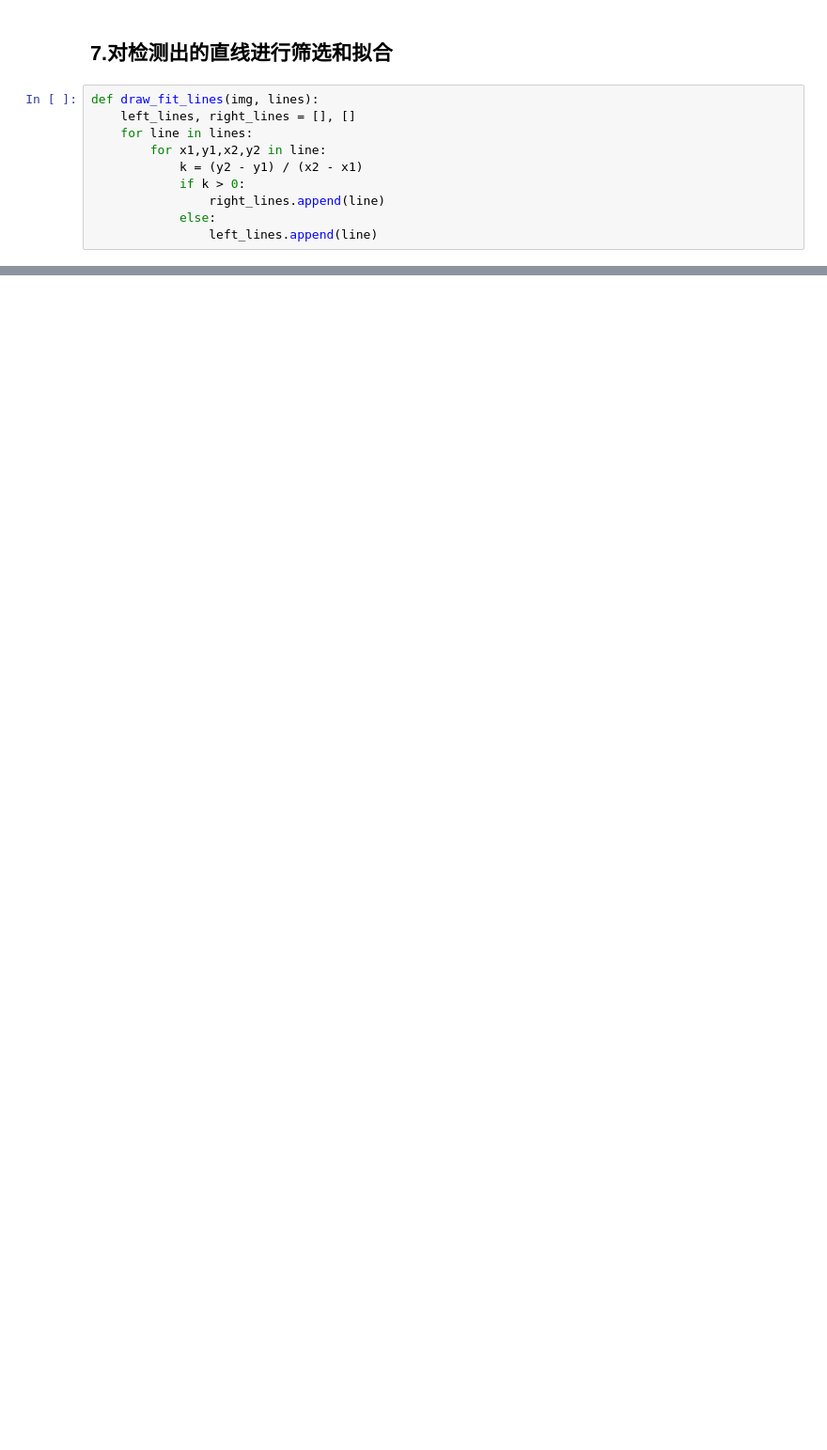
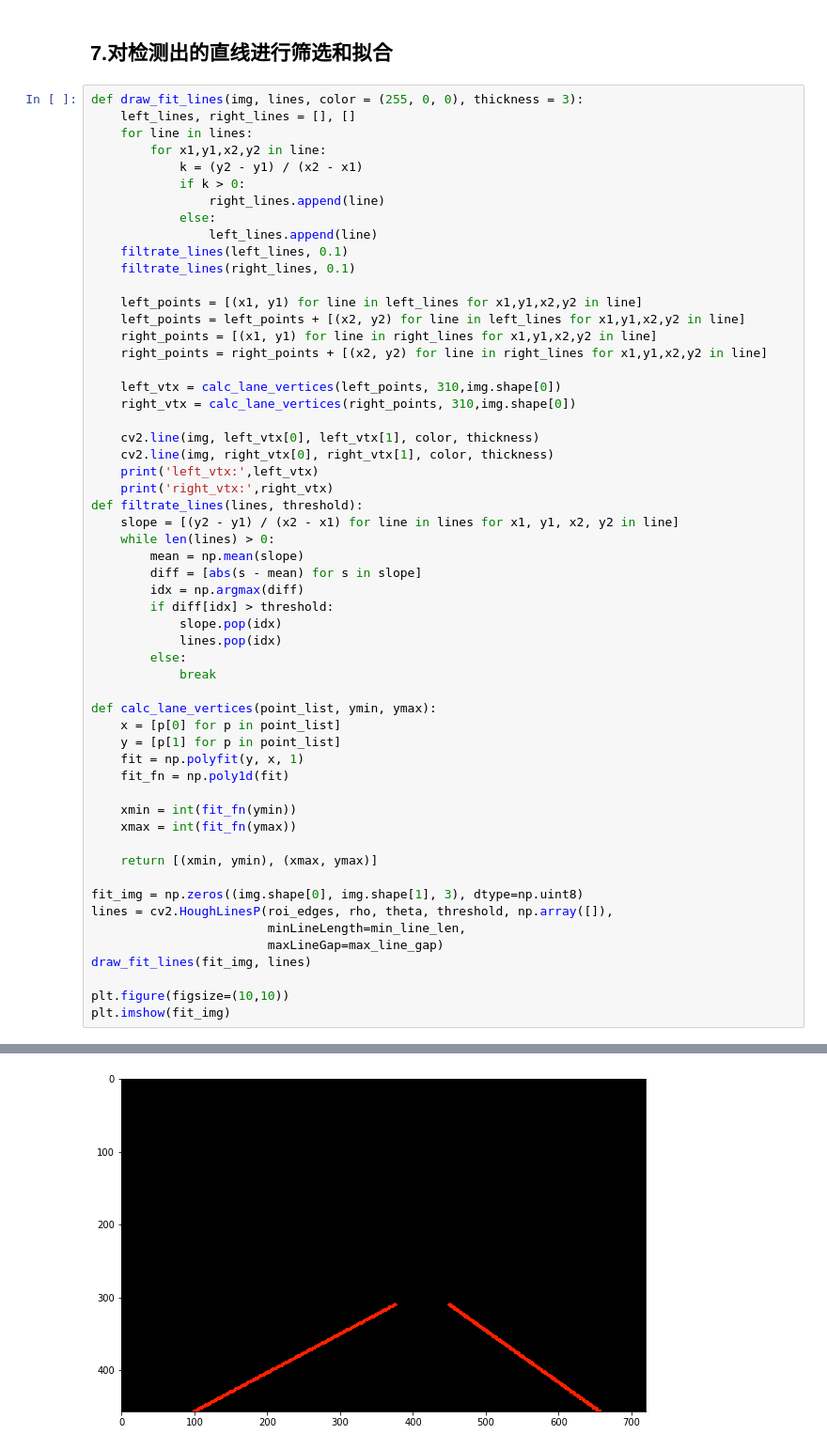
Before and after one commit to hume2011/lane-detection, a Jupyter notebook: lane-detection.ipynb, the cells around one changed output, grey strips where cells are left out. Shown at 94% size. Saved outputs shown, nothing was run; the diff lists cells and outputs as text; blank space fills up the shorter version.

Commit message:
lane-detection.ipynb
fully complete version

```diff
--- a/lane-detection.ipynb
+++ b/lane-detection.ipynb
@@ -117,12 +117,59 @@ plt.imshow(line_img)
 # %% [markdown]
 ## 7.对检测出的直线进行筛选和拟合
-# %%
-def draw_fit_lines(img, lines):
-    left_lines, right_lines = [], []
-    for line in lines:
-        for x1,y1,x2,y2 in line:
-            k = (y2 - y1) / (x2 - x1)
-            if k > 0:
-                right_lines.append(line)
-            else:
-                left_lines.append(line)
+# %%
+def draw_fit_lines(img, lines, color = (255, 0, 0), thickness = 3):
+    left_lines, right_lines = [], []
+    for line in lines:
+        for x1,y1,x2,y2 in line:
+            k = (y2 - y1) / (x2 - x1)
+            if k > 0:
+                right_lines.append(line)
+            else:
+                left_lines.append(line)
+    filtrate_lines(left_lines, 0.1)
+    filtrate_lines(right_lines, 0.1)
+
+    left_points = [(x1, y1) for line in left_lines for x1,y1,x2,y2 in line]
+    left_points = left_points + [(x2, y2) for line in left_lines for x1,y1,x2,y2 in line]
+    right_points = [(x1, y1) for line in right_lines for x1,y1,x2,y2 in line]
+    right_points = right_points + [(x2, y2) for line in right_lines for x1,y1,x2,y2 in line]
+
+    left_vtx = calc_lane_vertices(left_points, 310,img.shape[0])
+    right_vtx = calc_lane_vertices(right_points, 310,img.shape[0])
+
+    cv2.line(img, left_vtx[0], left_vtx[1], color, thickness)
+    cv2.line(img, right_vtx[0], right_vtx[1], color, thickness)
+    print('left_vtx:',left_vtx)
+    print('right_vtx:',right_vtx)
+def filtrate_lines(lines, threshold):
+    slope = [(y2 - y1) / (x2 - x1) for line in lines for x1, y1, x2, y2 in line]
+    while len(lines) > 0:
+        mean = np.mean(slope)
+        diff = [abs(s - mean) for s in slope]
+        idx = np.argmax(diff)
+        if diff[idx] > threshold:
+            slope.pop(idx)
+            lines.pop(idx)
+        else:
+            break
+
+def calc_lane_vertices(point_list, ymin, ymax):
+    x = [p[0] for p in point_list]
+    y = [p[1] for p in point_list]
+    fit = np.polyfit(y, x, 1)
+    fit_fn = np.poly1d(fit)
+
+    xmin = int(fit_fn(ymin))
+    xmax = int(fit_fn(ymax))
+
+    return [(xmin, ymin), (xmax, ymax)]
+
+fit_img = np.zeros((img.shape[0], img.shape[1], 3), dtype=np.uint8)
+lines = cv2.HoughLinesP(roi_edges, rho, theta, threshold, np.array([]),
+                        minLineLength=min_line_len,
+                        maxLineGap=max_line_gap)
+draw_fit_lines(fit_img, lines)
+
+plt.figure(figsize=(10,10))
+plt.imshow(fit_img)
+# %% [output]
@@ -128,0 +179 @@ def draw_fit_lines(img, lines):
+[figure, added]
```
Also changed, not shown: parts of 5 cells of this notebook.
